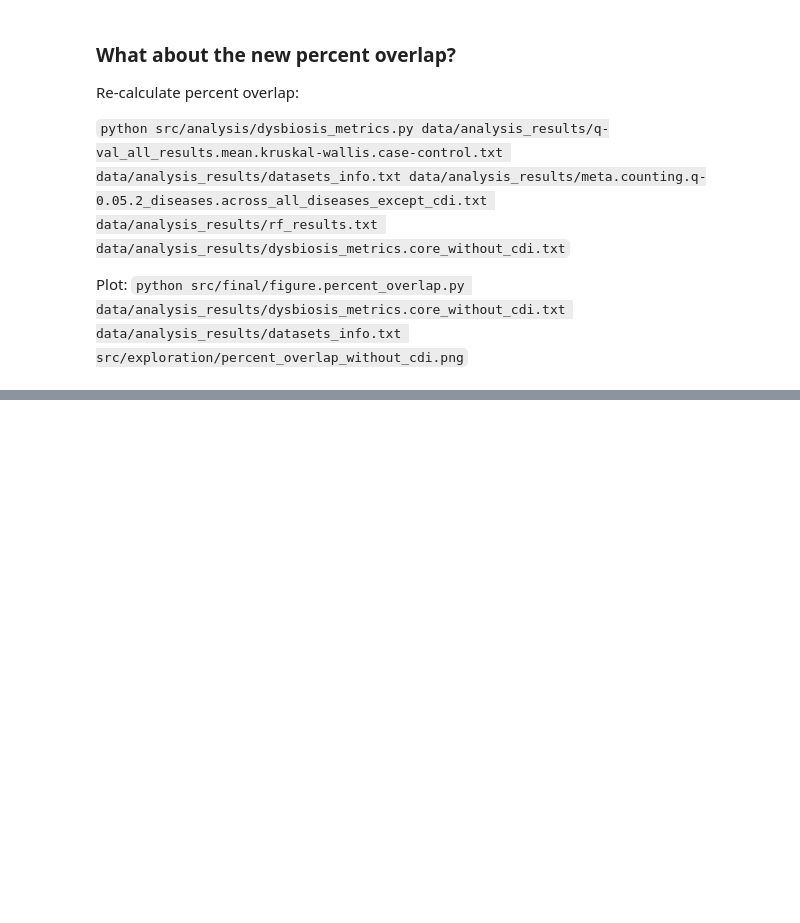
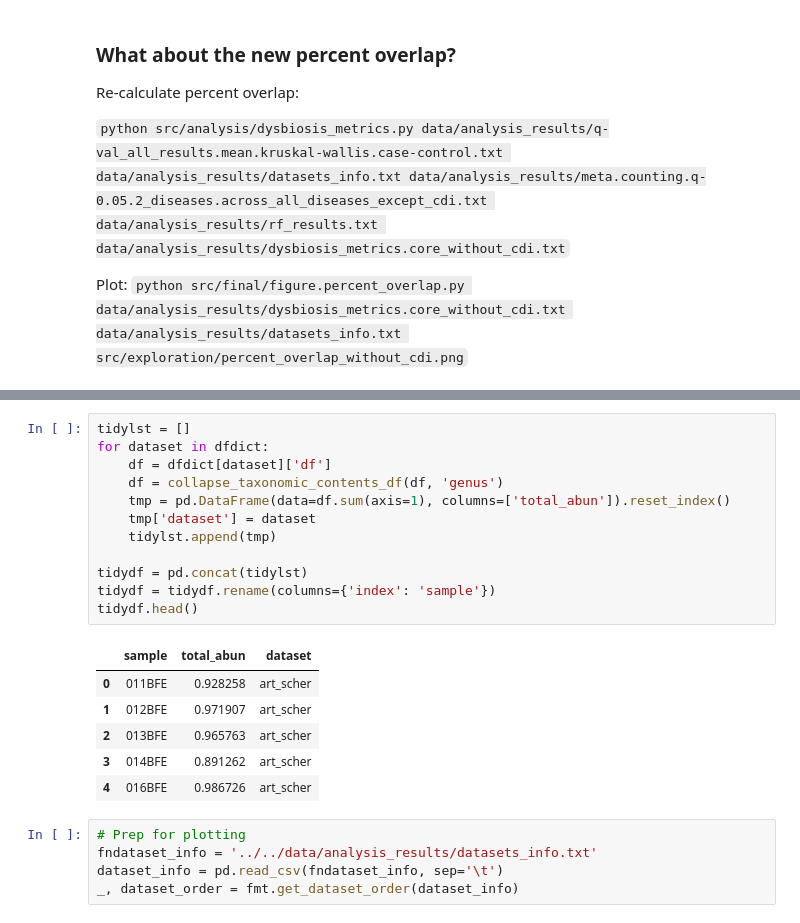
Before and after one commit to cduvallet/microbiomeHD, a Jupyter notebook: src/exploration/2017-06-21.reviewer_comments_info.ipynb, the cells around one changed output, grey strips where cells are left out. Saved outputs shown, nothing was run; the diff lists cells and outputs as text; blank space fills up the shorter version.

```diff
--- a/src/exploration/2017-06-21.reviewer_comments_info.ipynb
+++ b/src/exploration/2017-06-21.reviewer_comments_info.ipynb
@@ -447,0 +460,24 @@ The healthy vs disease classifier results and analyses are in `2017-07-04.overal
+# %%
+tidylst = []
+for dataset in dfdict:
+    df = dfdict[dataset]['df']
+    df = collapse_taxonomic_contents_df(df, 'genus')
+    tmp = pd.DataFrame(data=df.sum(axis=1), columns=['total_abun']).reset_index()
+    tmp['dataset'] = dataset
+    tidylst.append(tmp)
+
+tidydf = pd.concat(tidylst)
+tidydf = tidydf.rename(columns={'index': 'sample'})
+tidydf.head()
+# %% [output]
+|  | sample | total_abun | dataset |
+| 0 | 011BFE | 0.928258 | art_scher |
+| 1 | 012BFE | 0.971907 | art_scher |
+| 2 | 013BFE | 0.965763 | art_scher |
+| 3 | 014BFE | 0.891262 | art_scher |
+| 4 | 016BFE | 0.986726 | art_scher |
+# %%
+# Prep for plotting
+fndataset_info = '../../data/analysis_results/datasets_info.txt'
+dataset_info = pd.read_csv(fndataset_info, sep='\t')
+_, dataset_order = fmt.get_dataset_order(dataset_info)
```
Also changed, not shown: parts of 6 cells of this notebook, 25 other files.
